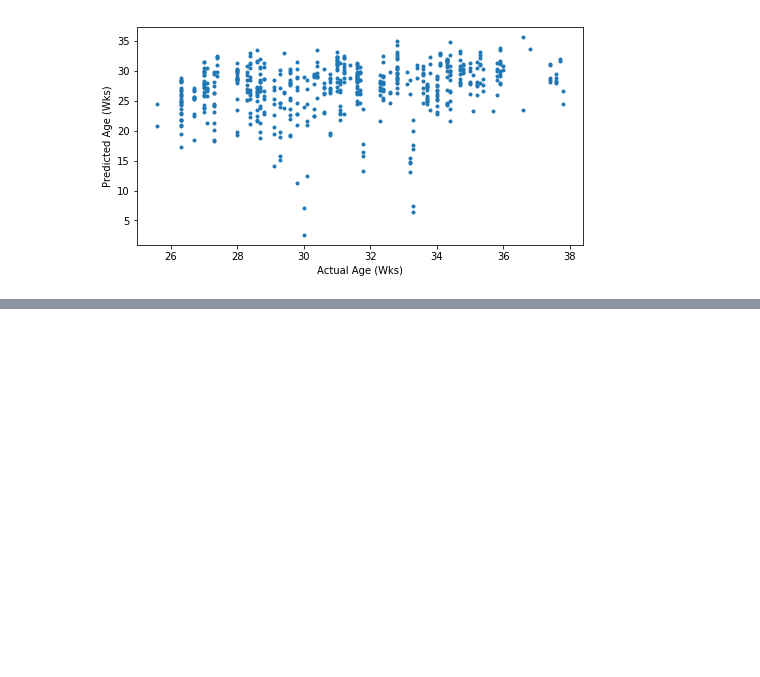
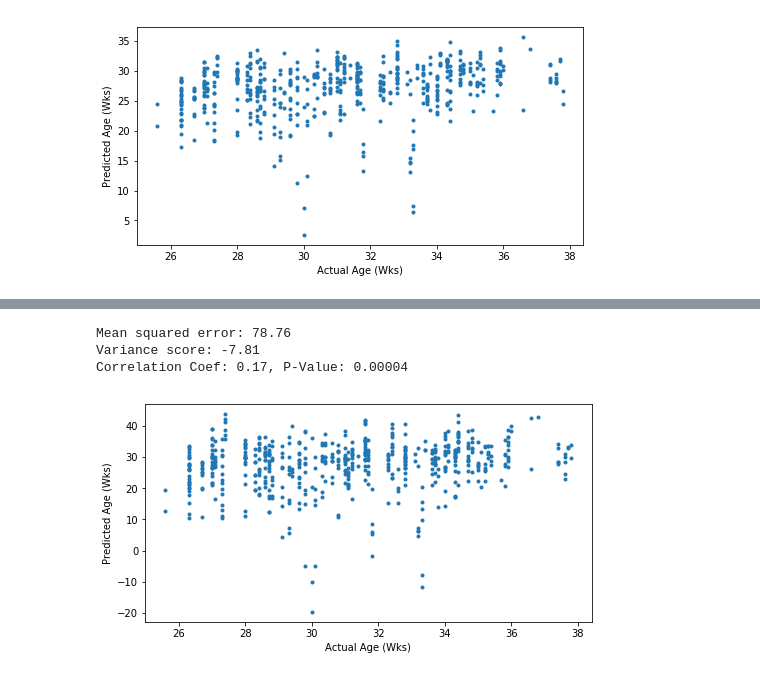
Before and after one commit to rdgao/daily_notebook, a Jupyter notebook: daily18_02_20_organoidEEGclassifier.ipynb, the cells around one changed output, grey strips where cells are left out. Cells and saved outputs as stored; diff of their text form; code cells hidden in the pictures; blank space fills up the shorter version.

```diff
--- a/daily18_02_20_organoidEEGclassifier.ipynb
+++ b/daily18_02_20_organoidEEGclassifier.ipynb
@@ -121,0 +158,8 @@ Correlation Coef: 0.25, P-Value: 0.00000
+# %%
+# no spectral features, 25-38wks, baby -> org
+brainballbaby_linreg(org_feat_stacked, org_age_stacked, baby_feat, baby_pma, feat_cols[:-4])
+# %% [output]
+Mean squared error: 78.76
+Variance score: -7.81
+Correlation Coef: 0.17, P-Value: 0.00004
+[figure, added]
```
Also changed, not shown: parts of 6 cells of this notebook.
